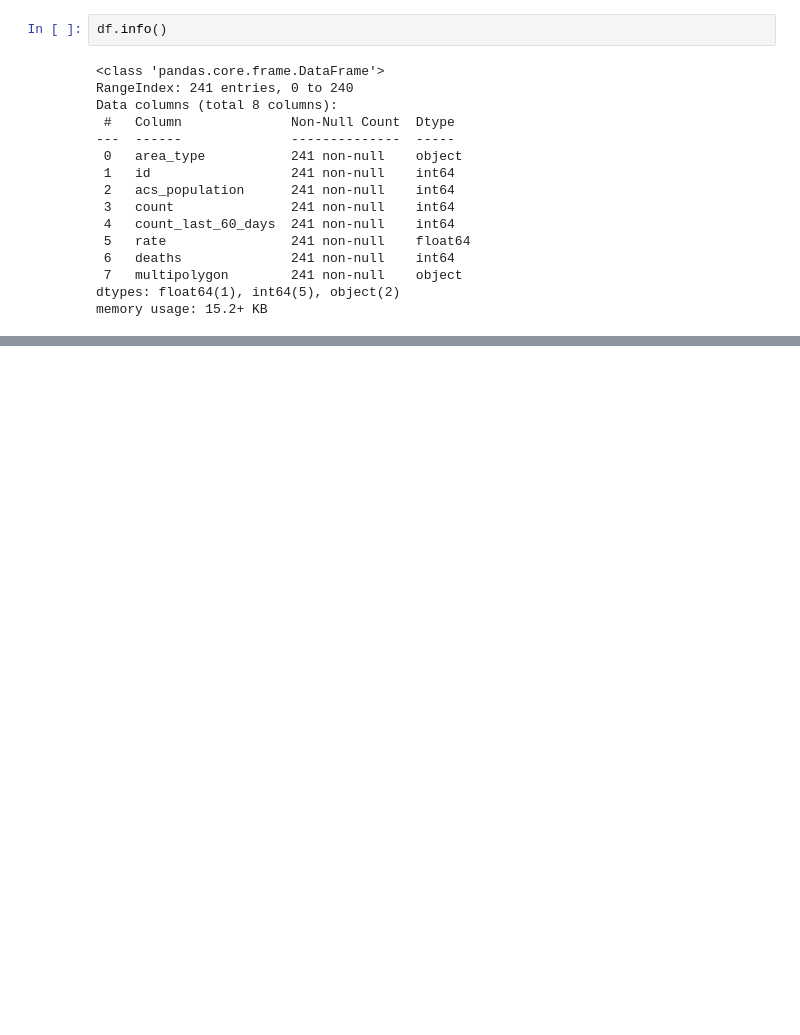
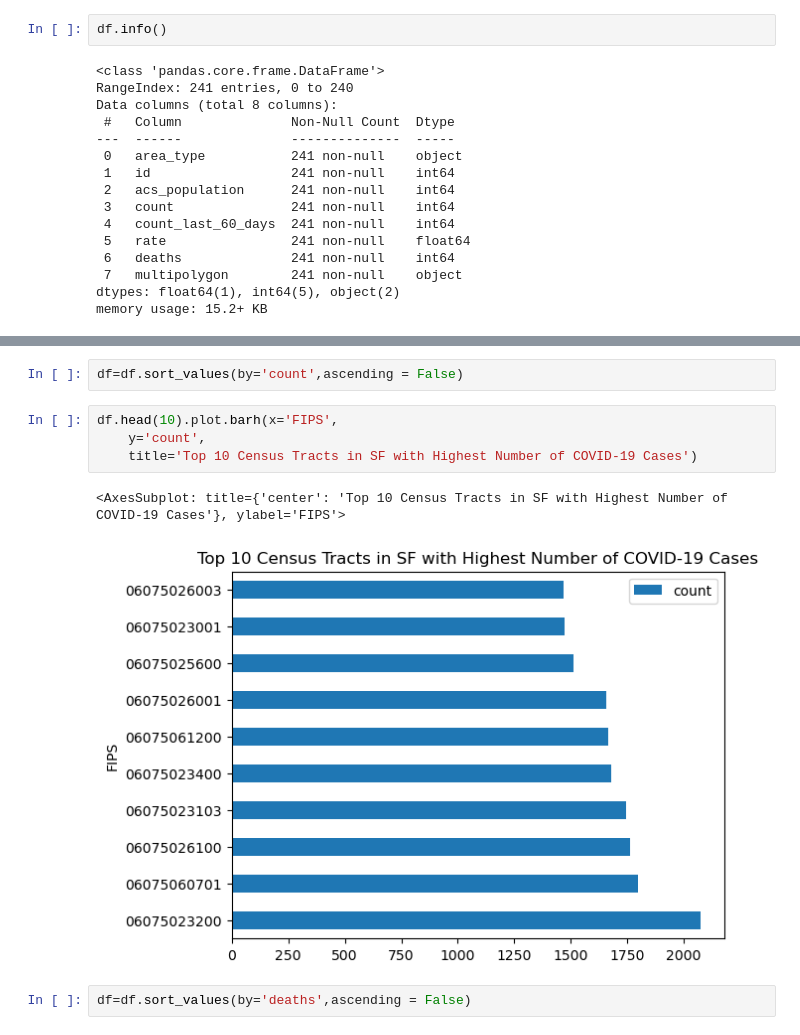
Before and after one commit to QHAAGA/UP221-QUINN, a Jupyter notebook: week04/week04 COVID-19 Data and Health Insurance.ipynb, the cells around one changed output, grey strips where cells are left out. Drawn from its saved outputs; the diff is of its cells as text; blank space fills up the shorter version.

```diff
--- a/week04/week04 COVID-19 Data and Health Insurance.ipynb
+++ b/week04/week04 COVID-19 Data and Health Insurance.ipynb
@@ -96,0 +195,11 @@ Name: area_type, dtype: object
+# %%
+df=df.sort_values(by='count',ascending = False)
+# %%
+df.head(10).plot.barh(x='FIPS',
+    y='count',
+    title='Top 10 Census Tracts in SF with Highest Number of COVID-19 Cases')
+# %% [output]
+<AxesSubplot: title={'center': 'Top 10 Census Tracts in SF with Highest Number of COVID-19 Cases'}, ylabel='FIPS'>
+[figure, added]
+# %%
+df=df.sort_values(by='deaths',ascending = False)
```
Also changed, not shown: parts of 26 cells of this notebook, 2 other files.
